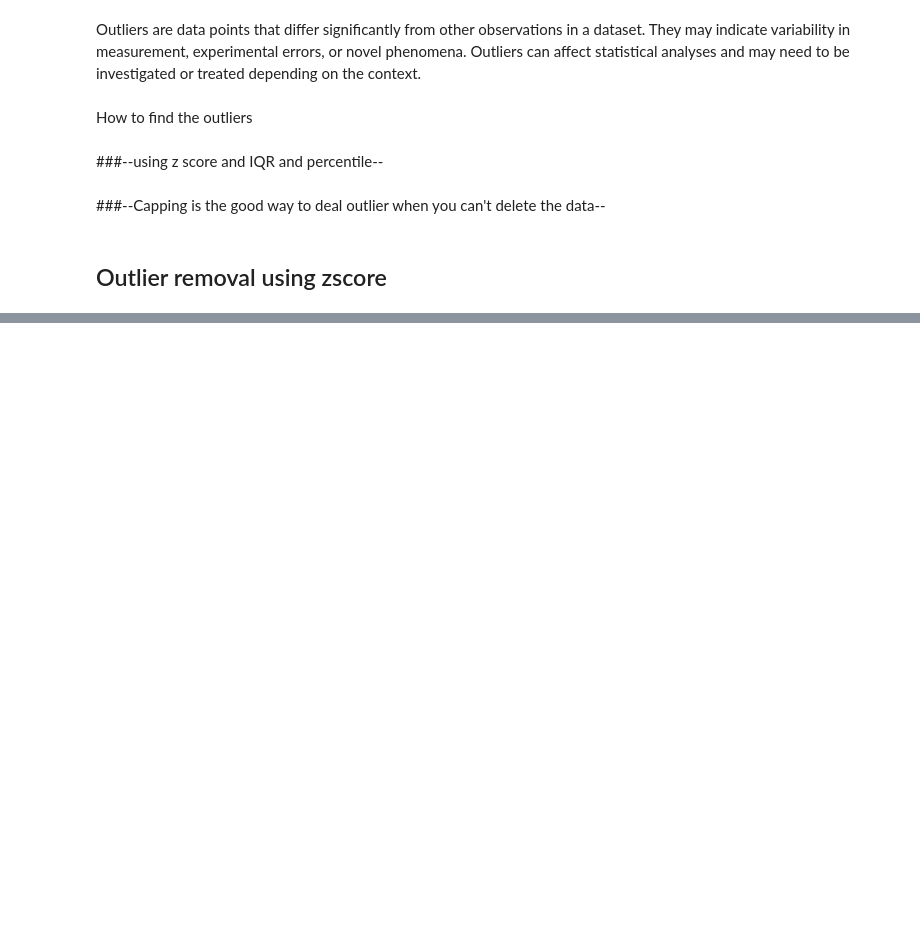
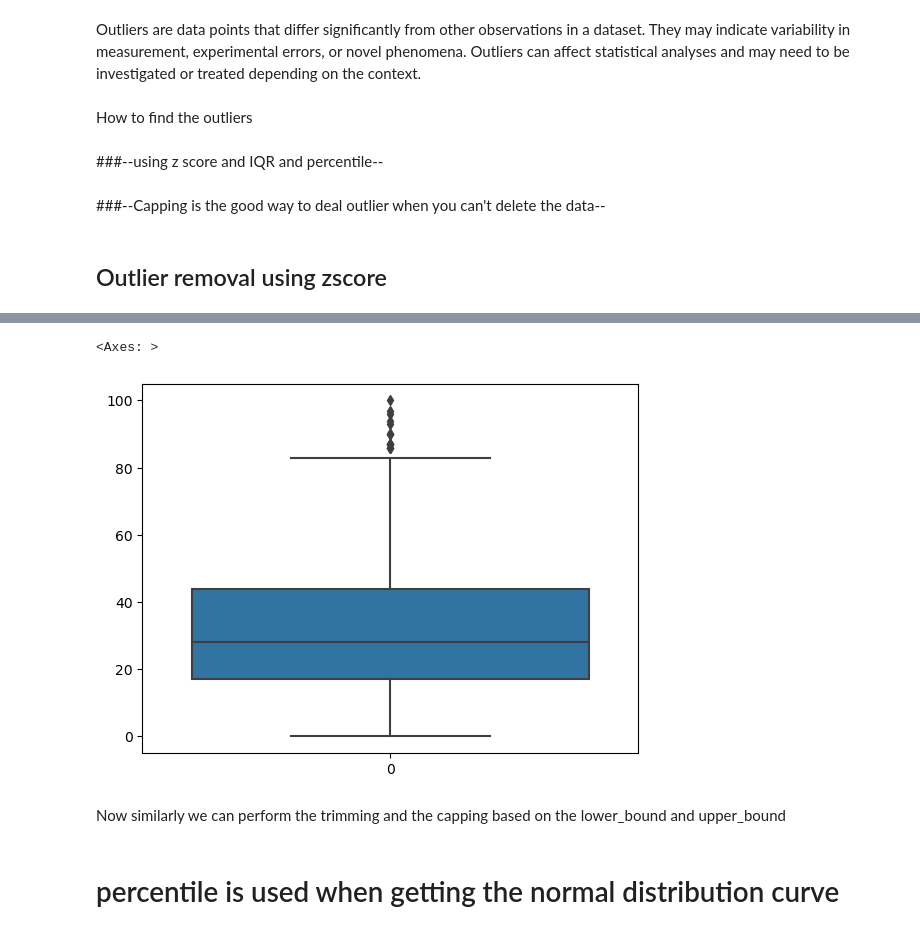
Before and after one commit to Sameershrinath/5th_sem, a Jupyter notebook: PYTHON/DATA_SCIENCE/Pandas07.ipynb, the cells around one changed output, grey strips where cells are left out. Cells and saved outputs as stored; diff of their text form; code cells hidden in the pictures; blank space fills up the shorter version.

```diff
--- a/PYTHON/DATA_SCIENCE/Pandas07.ipynb
+++ b/PYTHON/DATA_SCIENCE/Pandas07.ipynb
@@ -35,0 +166,5 @@ ModeResult(mode=43, count=5)
+# %%
+sns.boxplot(df["scholarship_exam_marks"])
+# %% [output]
+<Axes: >
+[figure, added]
@@ -35,0 +179,4 @@ ModeResult(mode=43, count=5)
+# %% [markdown]
+Now similarly we can perform the trimming and the capping based on the lower_bound and upper_bound
+# %% [markdown]
+# percentile is used when getting the normal distribution curve
```
Also changed, not shown: parts of 36 cells of this notebook, 3 other files.
